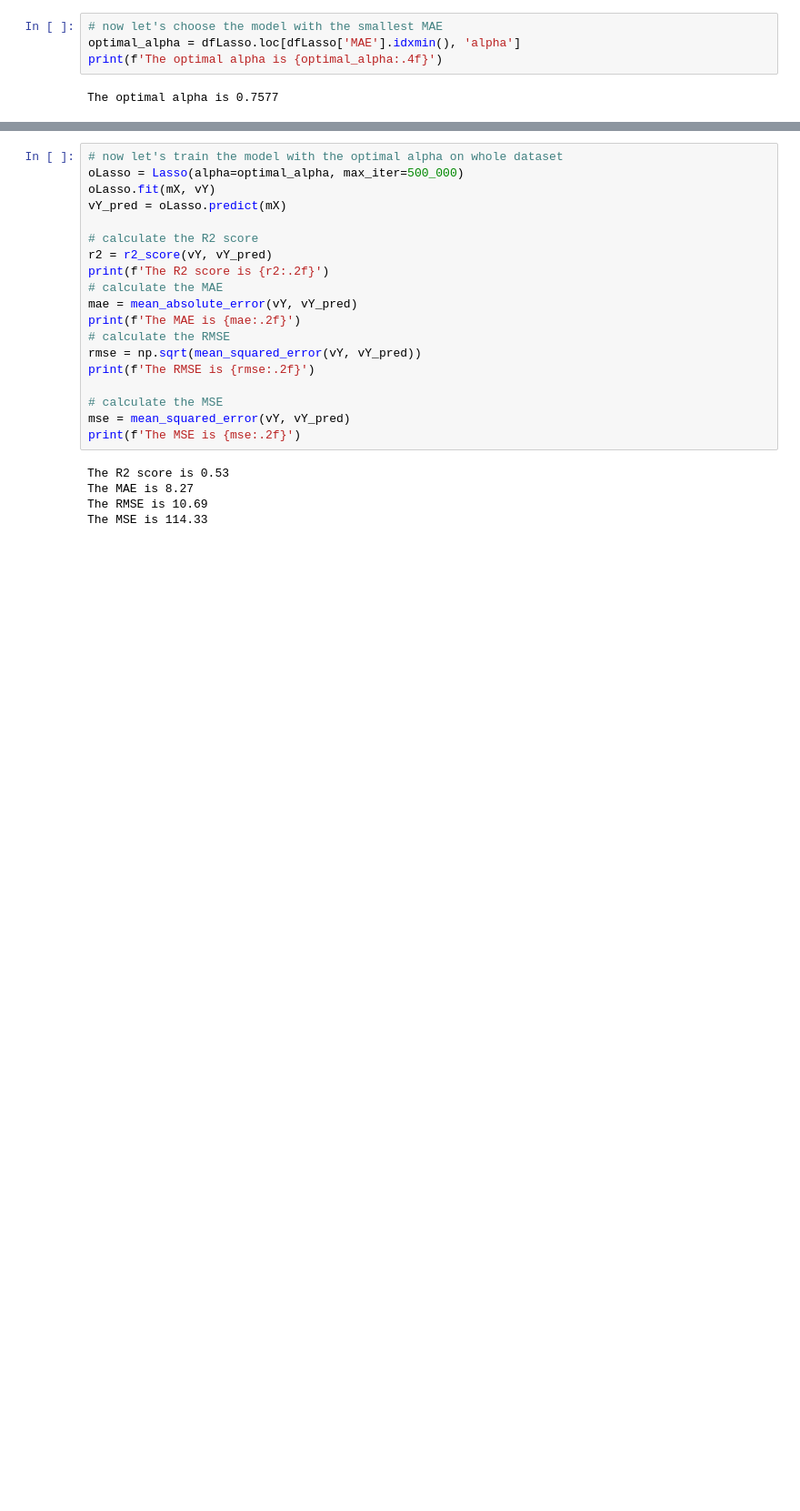
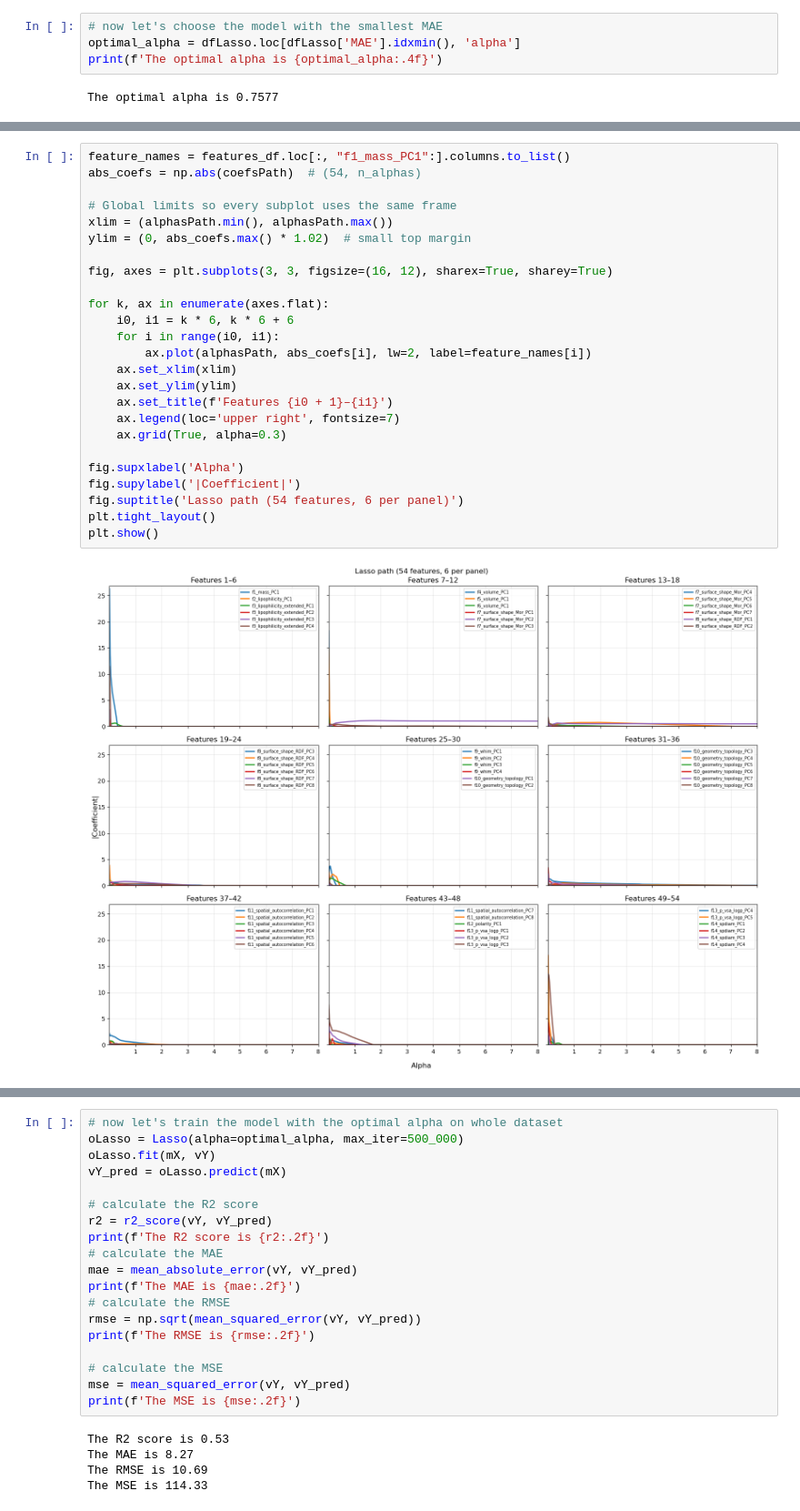
Before and after one commit to kiriyevskykiril/ai-program-2026, a Jupyter notebook: project_1/regression_for_Imax.ipynb, the cells around one changed output, grey strips where cells are left out. Shown at 91% size. Saved outputs shown, nothing was run; the diff lists cells and outputs as text; blank space fills up the shorter version.

```diff
--- a/project_1/regression_for_Imax.ipynb
+++ b/project_1/regression_for_Imax.ipynb
@@ -149,0 +172,27 @@ The optimal alpha is 0.7577
+# %%
+feature_names = features_df.loc[:, "f1_mass_PC1":].columns.to_list()
+abs_coefs = np.abs(coefsPath)  # (54, n_alphas)
+
+# Global limits so every subplot uses the same frame
+xlim = (alphasPath.min(), alphasPath.max())
+ylim = (0, abs_coefs.max() * 1.02)  # small top margin
+
+fig, axes = plt.subplots(3, 3, figsize=(16, 12), sharex=True, sharey=True)
+
+for k, ax in enumerate(axes.flat):
+    i0, i1 = k * 6, k * 6 + 6
+    for i in range(i0, i1):
+        ax.plot(alphasPath, abs_coefs[i], lw=2, label=feature_names[i])
+    ax.set_xlim(xlim)
+    ax.set_ylim(ylim)
+    ax.set_title(f'Features {i0 + 1}–{i1}')
+    ax.legend(loc='upper right', fontsize=7)
+    ax.grid(True, alpha=0.3)
+
+fig.supxlabel('Alpha')
+fig.supylabel('|Coefficient|')
+fig.suptitle('Lasso path (54 features, 6 per panel)')
+plt.tight_layout()
+plt.show()
+# %% [output]
+[figure, added]
```
Also changed, not shown: parts of 7 cells of this notebook.
